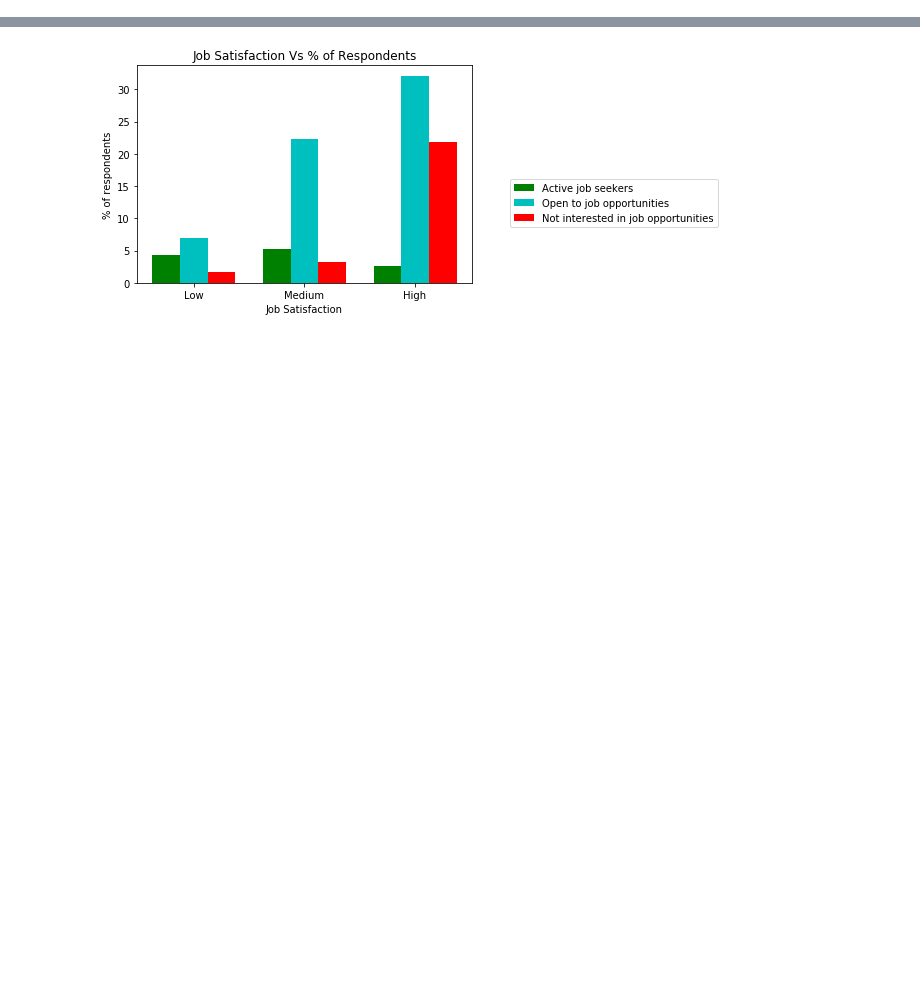
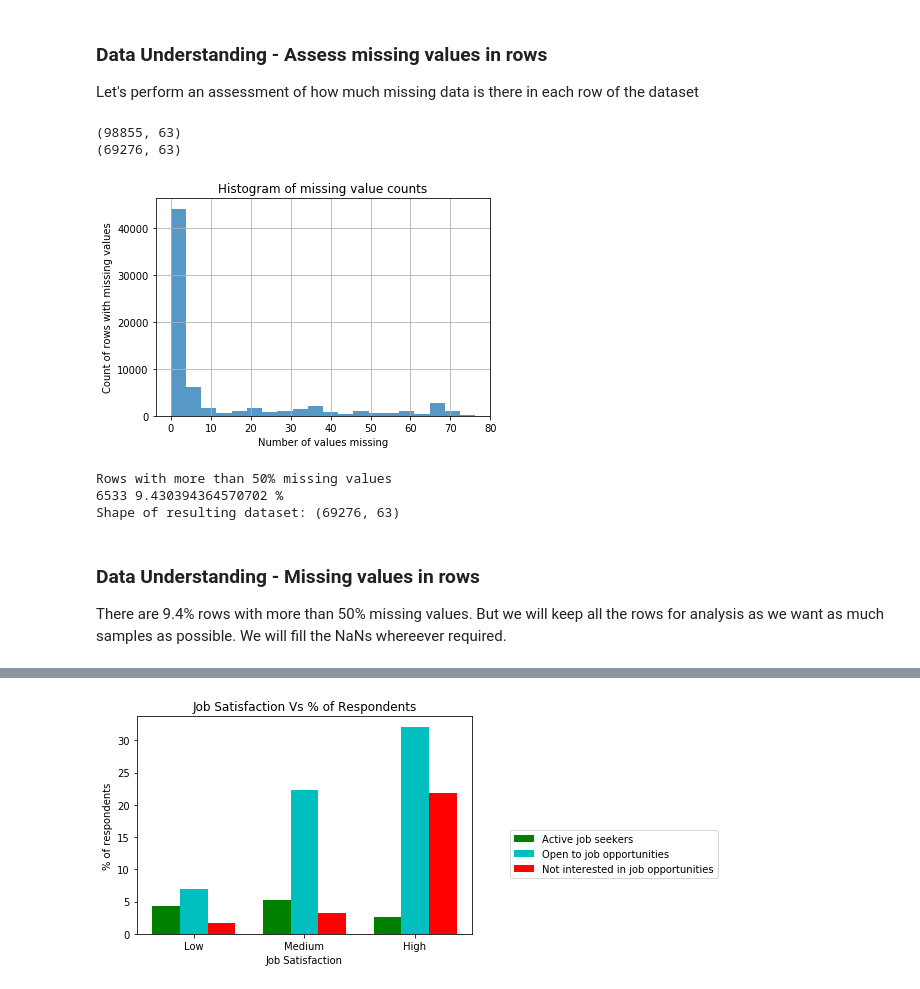
Before and after one commit to RashmiKhade/Udacity_DS_NanoDegree, a Jupyter notebook: Udacity_DataScientist_Term2_Proj1.ipynb, the cells around one changed output, grey strips where cells are left out. Drawn from its saved outputs; the diff is of its cells as text; code cells hidden in the pictures; blank space fills up the shorter version.

```diff
--- a/Udacity_DataScientist_Term2_Proj1.ipynb
+++ b/Udacity_DataScientist_Term2_Proj1.ipynb
@@ -43,0 +128,12 @@ def remove_NaNs(df,col):
+# %%
+# find the count of NaNs.
+missing_features = df_full.isnull().sum()
+
+#Calculate the missing % (missing/total_rows)
+missing_features = missing_features[missing_features > 0]/(df_full.shape[0]) * 100
+
+#List out the columns with more than 50% missing values
+missing_50 = missing_features[missing_features > 50]
+
+print('Columns with more than 50% missing values')
+print(missing_50)
@@ -43,0 +172,9 @@ def remove_NaNs(df,col):
+# %%
+#Remove ConvertedSalary from missing_50
+missing_50.drop('ConvertedSalary',inplace=True,errors='ignore')
+
+#Drop the columns in missing_50 from df_full
+df_full.drop(missing_50.index, axis=1,inplace=True,errors='ignore')
+
+print('Shape of resulting dataset:',df_full.shape)
+print('Columns remaining:',df_full.columns)
@@ -43,0 +201,50 @@ def remove_NaNs(df,col):
+# %% [markdown]
+### Data Understanding - Assess missing values in rows
+
+Let's perform an assessment of how much missing data is there in each row of the dataset
+# %%
+#Before we assess the missing values in the rows, let's first remove all the rows where JobSatisfaction is NaN
+print(df_full.shape)
+df_full = remove_NaNs(df_full,['JobSatisfaction'])
+print(df_full.shape)
+
+# find the count of NaNs.
+missing_row_data = df_full.isnull().sum(axis=1)/(df_full.shape[1]) * 100
+
+#Sort the values before plotting the hist
+missing_row_data.sort_values(ascending=False,inplace=True)
+
+#Plot distribution of missing value counts
+plt.hist(missing_row_data, bins=20, alpha=0.75)
+
+plt.xlabel('Number of values missing')
+plt.ylabel('Count of rows with missing values')
+plt.title('Histogram of missing value counts')
+plt.grid(True)
+plt.show()
+# %% [output]
+(98855, 63)
+(69276, 63)
+[figure, added]
+# %%
+missing_row_data[missing_row_data > 50]
+
+#List out the rows with more than 50% missing values
+missing_50 = missing_row_data[missing_row_data > 50]
+
+print('Rows with more than 50% missing values')
+print(missing_50.shape[0],missing_50.shape[0]/df_full.shape[0]*100,'%')
+
+
+#df_full.drop(missing_50.index, axis=0,inplace=True,errors='ignore')
+print('Shape of resulting dataset:',df_full.shape)
+# %% [output]
+Rows with more than 50% missing values
+6533 9.430394364570702 %
+Shape of resulting dataset: (69276, 63)
+# %% [markdown]
+### Data Understanding - Missing values in rows
+
+There are 9.4% rows with more than 50% missing values.
+But we will keep all the rows for analysis as we want as much samples as possible.
+We will fill the NaNs whereever required.
```
Also changed, not shown: parts of 36 cells of this notebook.
